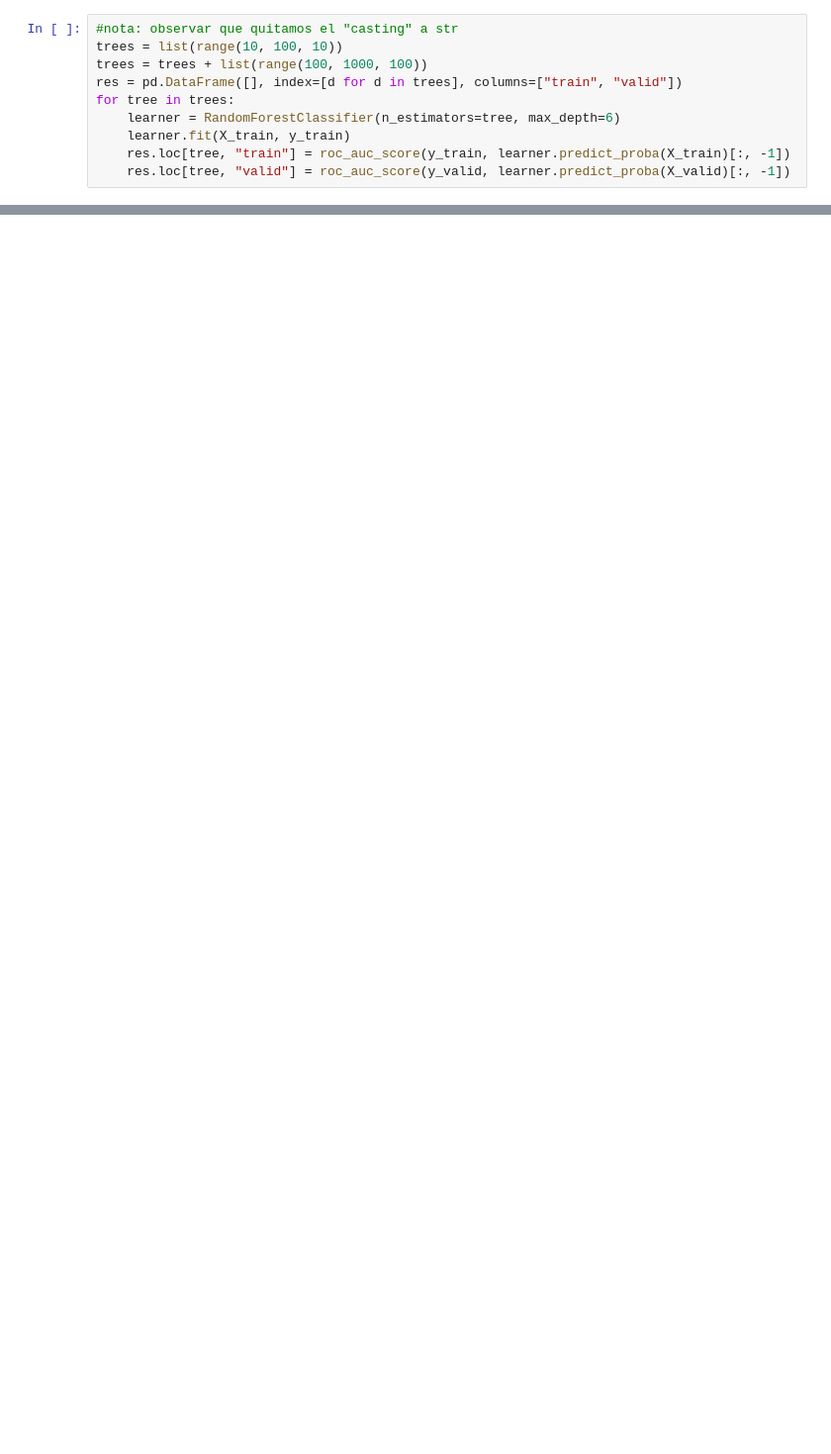
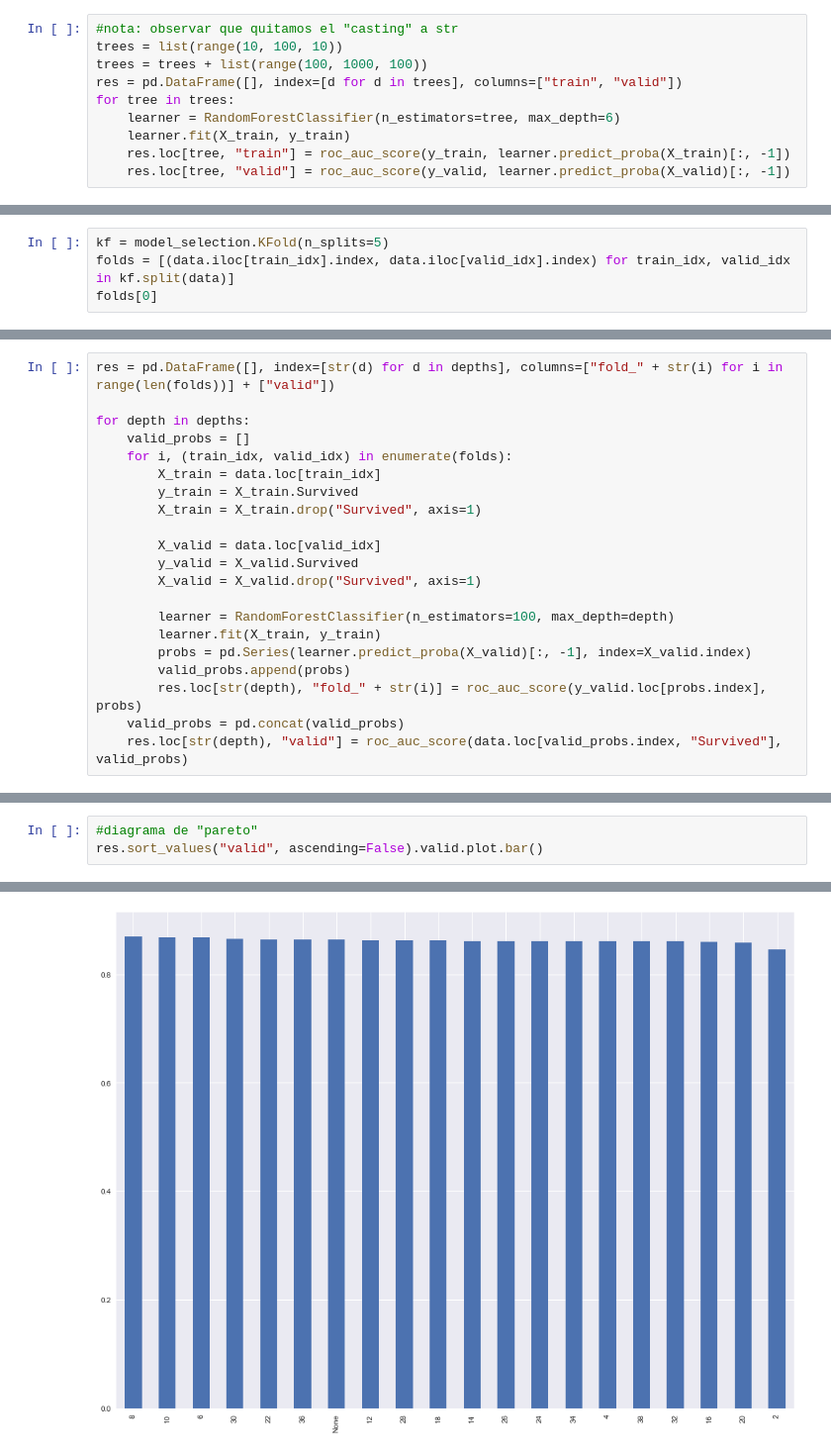
Before and after one commit to Argentan/DMA_LAB2, a Jupyter notebook: tutoriales/03_intro_validacion.ipynb, the cells around one changed output, grey strips where cells are left out. Shown at 99% size. Cells and saved outputs as stored; diff of their text form; blank space fills up the shorter version.

Commit message:
intro_validacion ampliado
se amplio el contenido de notebook 03_intro_validacion

```diff
--- a/tutoriales/03_intro_validacion.ipynb
+++ b/tutoriales/03_intro_validacion.ipynb
@@ -253,0 +260,4 @@ ax = res.plot.line(grid=True, fontsize=15, ylim=(0, 1), linestyle='-', style='o'
+# %%
+kf = model_selection.KFold(n_splits=5)
+folds = [(data.iloc[train_idx].index, data.iloc[valid_idx].index) for train_idx, valid_idx in kf.split(data)]
+folds[0]
@@ -253,0 +277,21 @@ ax = res.plot.line(grid=True, fontsize=15, ylim=(0, 1), linestyle='-', style='o'
+# %%
+res = pd.DataFrame([], index=[str(d) for d in depths], columns=["fold_" + str(i) for i in range(len(folds))] + ["valid"])
+
+for depth in depths:
+    valid_probs = []
+    for i, (train_idx, valid_idx) in enumerate(folds):
+        X_train = data.loc[train_idx]
+        y_train = X_train.Survived
+        X_train = X_train.drop("Survived", axis=1)
+
+        X_valid = data.loc[valid_idx]
+        y_valid = X_valid.Survived
+        X_valid = X_valid.drop("Survived", axis=1)
+
+        learner = RandomForestClassifier(n_estimators=100, max_depth=depth)
+        learner.fit(X_train, y_train)
+        probs = pd.Series(learner.predict_proba(X_valid)[:, -1], index=X_valid.index)
+        valid_probs.append(probs)
+        res.loc[str(depth), "fold_" + str(i)] = roc_auc_score(y_valid.loc[probs.index], probs)
+    valid_probs = pd.concat(valid_probs)
+    res.loc[str(depth), "valid"] = roc_auc_score(data.loc[valid_probs.index, "Survived"], valid_probs)
@@ -253,0 +330,4 @@ ax = res.plot.line(grid=True, fontsize=15, ylim=(0, 1), linestyle='-', style='o'
+# %%
+#diagrama de "pareto"
+res.sort_values("valid", ascending=False).valid.plot.bar()
+# %% [output]
@@ -253,0 +335 @@ ax = res.plot.line(grid=True, fontsize=15, ylim=(0, 1), linestyle='-', style='o'
+[figure, added]
```
Also changed, not shown: parts of 30 cells of this notebook, 1 other file.
